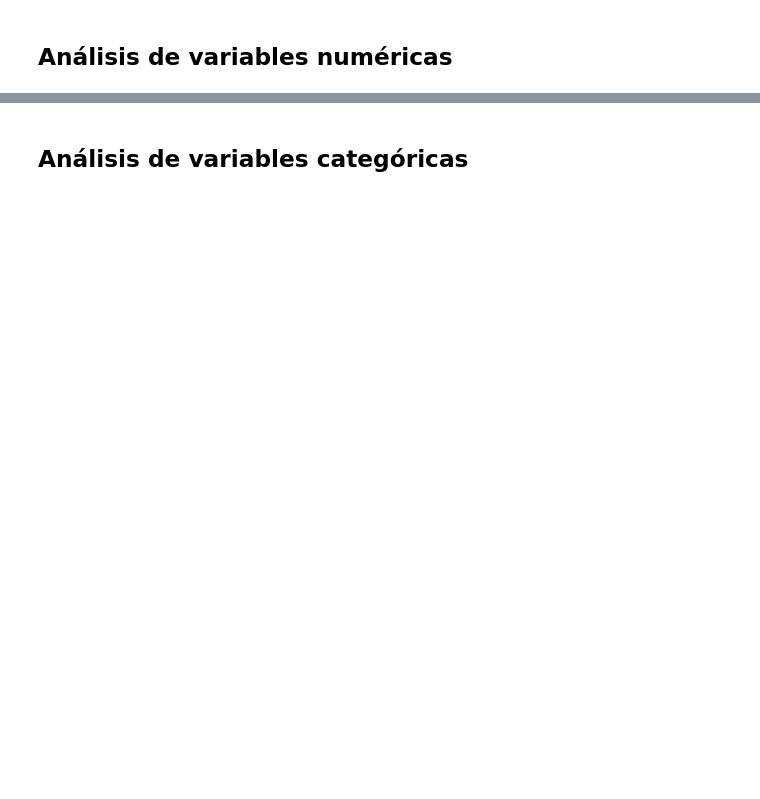
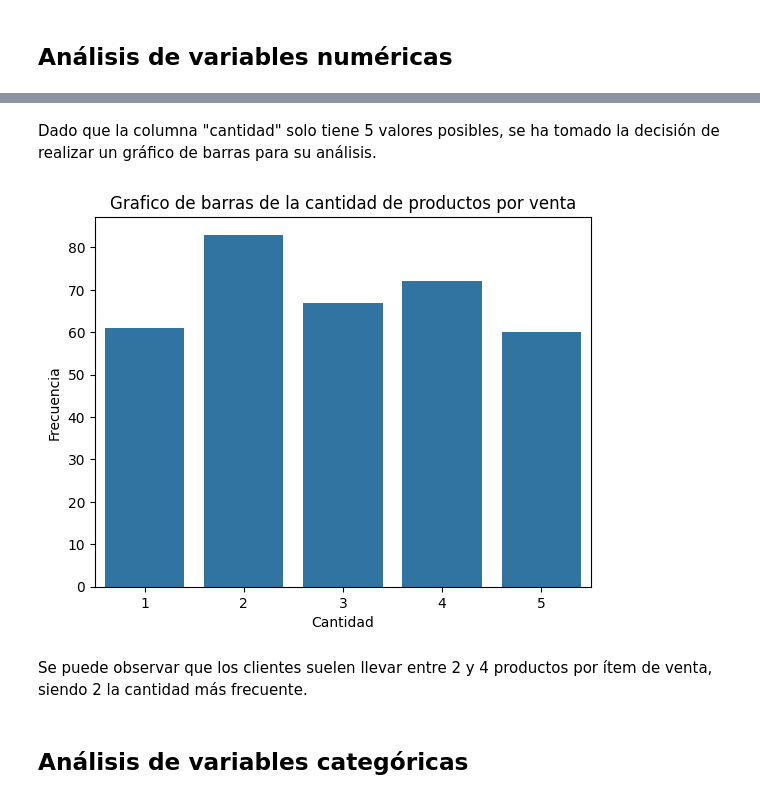
Before and after one commit to MartinOtamendiT/Aurelion, a Jupyter notebook: analisis_notebook.ipynb, the cells around one changed output, grey strips where cells are left out. Saved outputs shown, nothing was run; the diff lists cells and outputs as text; code cells hidden in the pictures; blank space fills up the shorter version.

```diff
--- a/analisis_notebook.ipynb
+++ b/analisis_notebook.ipynb
@@ -588,2 +555,14 @@ Name: importe, dtype: float64
+# %% [markdown]
+Dado que la columna "cantidad" solo tiene 5 valores posibles, se ha tomado la decisión de realizar un gráfico de barras para su análisis.
+# %%
+sns.barplot(x=df_unified["cantidad"].value_counts().index, y=df_unified["cantidad"].value_counts().values)
+plt.ylabel("Frecuencia")
+plt.xlabel("Cantidad")
+plt.title("Grafico de barras de la cantidad de productos por venta")
+plt.show()
+# %% [output]
+[figure, added]
+# %% [markdown]
+Se puede observar que los clientes suelen llevar entre 2 y 4 productos por ítem de venta, siendo 2 la cantidad más frecuente.
 # %% [markdown]
 ## Análisis de variables categóricas
```
Also changed, not shown: parts of 12 cells of this notebook.
